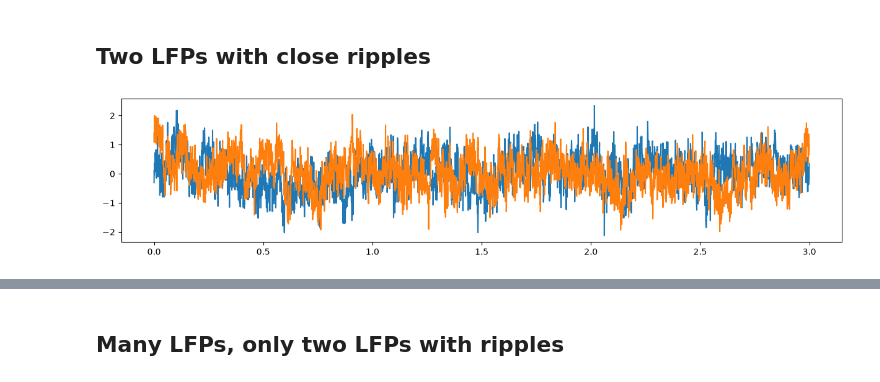
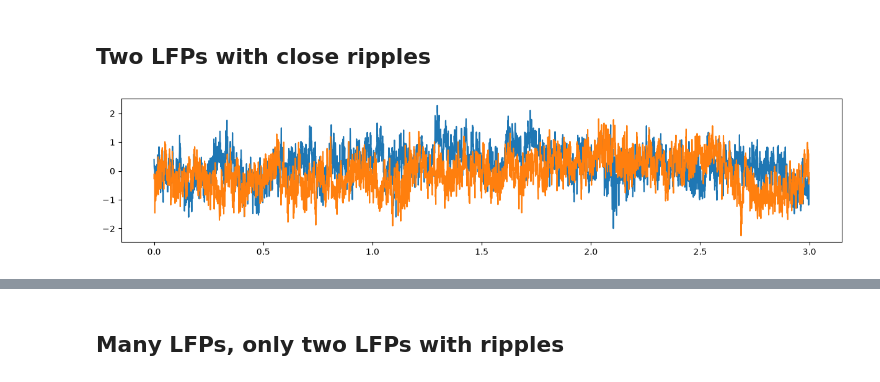
Before and after one commit to Eden-Kramer-Lab/ripple_detection, a Jupyter notebook: examples/detection_examples.ipynb, the cells around one changed output, grey strips where cells are left out. Cells and saved outputs as stored; diff of their text form; code cells hidden in the pictures.

```diff
--- a/examples/detection_examples.ipynb
+++ b/examples/detection_examples.ipynb
@@ -183,19 +185,20 @@ for ripple in Kay_ripple_times.itertuples():
 # %% [markdown]
 ## Two LFPs with close ripples
 # %%
+rng = np.random.default_rng(3)
 lfps = np.stack(
     (
-        simulate_LFP(time, [1.100, 2.100], noise_amplitude=1.2, ripple_amplitude=1.5),
-        simulate_LFP(time, [1.150, 2.150], noise_amplitude=1.2, ripple_amplitude=1.5),
+        simulate_LFP(time, [1.100, 2.100], noise_amplitude=1.2, ripple_amplitude=1.5, rng=rng),
+        simulate_LFP(time, [1.150, 2.150], noise_amplitude=1.2, ripple_amplitude=1.5, rng=rng),
     ),
     axis=1,
 )
 
 fig, ax = plt.subplots(figsize=(15, 3))
 plt.plot(time, lfps)
 speed = np.ones_like(time)
 # %% [output]
-[figure, old version]
+[figure, new version]
 # %%
 filtered_lfps = filter_ripple_band(lfps, SAMPLING_FREQUENCY)
 Karlsson_ripple_times = Karlsson_ripple_detector(
```
Also changed, not shown: parts of 20 cells of this notebook.
